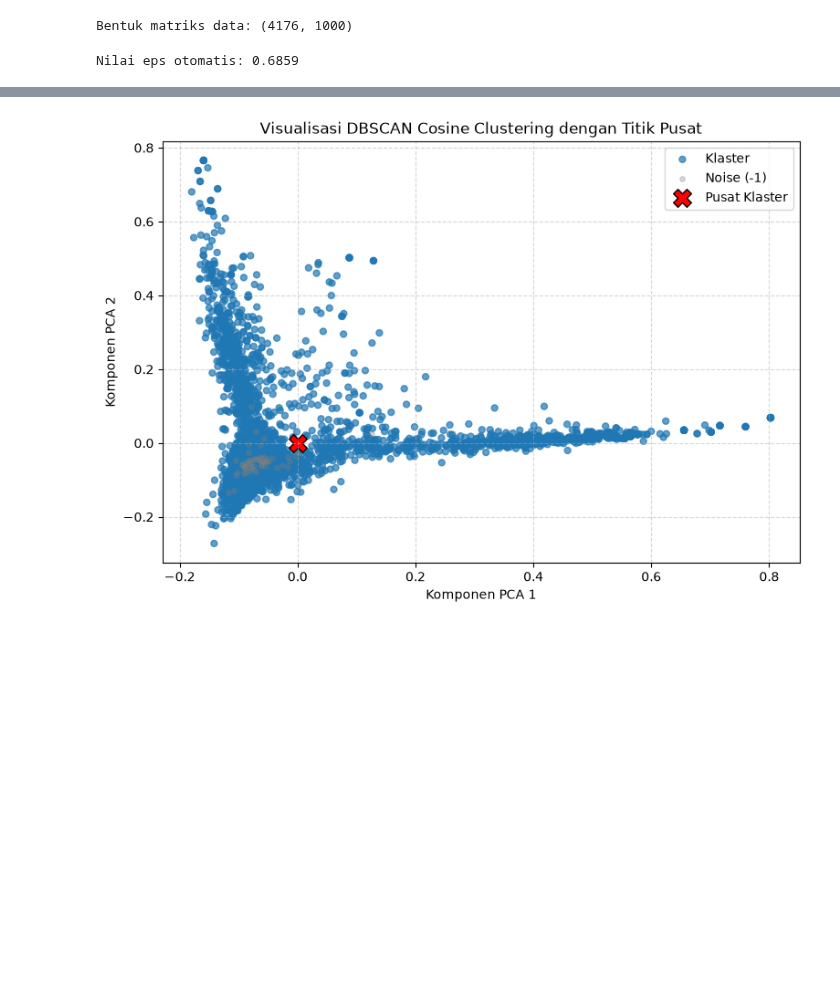
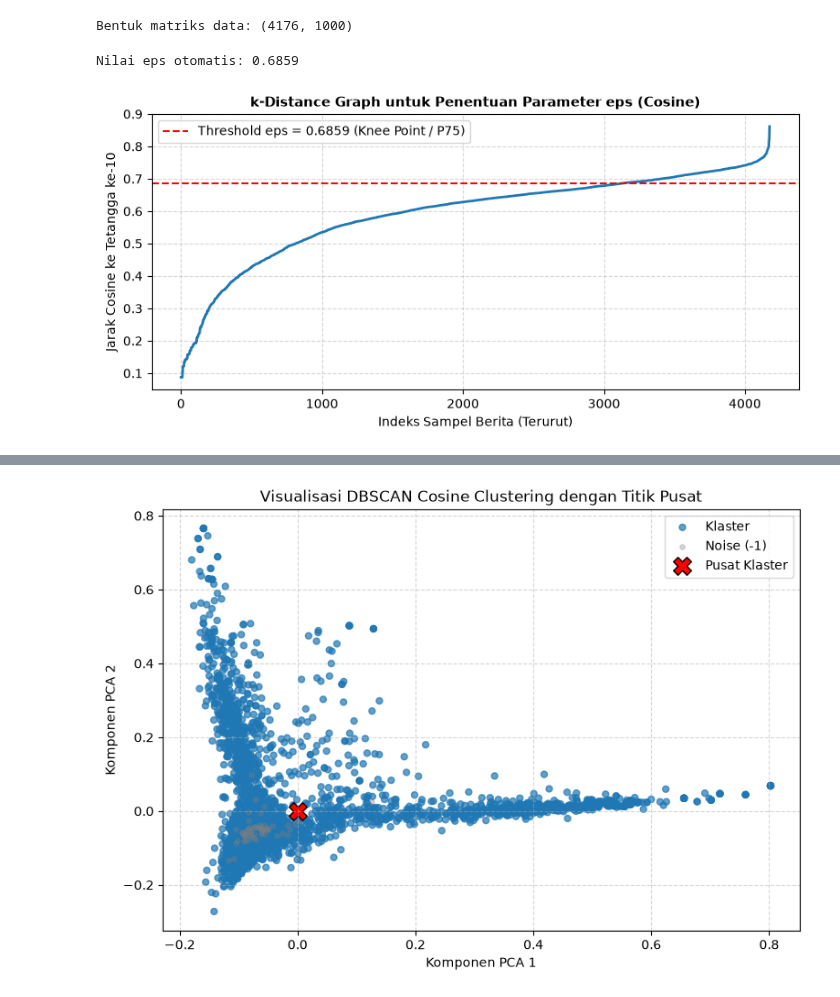
Before and after one commit to M-Aqilaz/HoaxCheckML, a Jupyter notebook: Study_Case/DBScan_Cosine.ipynb, the cells around one changed output, grey strips where cells are left out. Drawn from its saved outputs; the diff is of its cells as text; code cells hidden in the pictures; blank space fills up the shorter version.

```diff
--- a/Study_Case/DBScan_Cosine.ipynb
+++ b/Study_Case/DBScan_Cosine.ipynb
@@ -36,13 +36,26 @@ Bentuk matriks data: (4176, 1000)
 # %%
 nn = NearestNeighbors(n_neighbors=10, metric='cosine')
 nn.fit(X)
 distances, _ = nn.kneighbors(X)
 
 k_distances = np.sort(distances[:, -1])
 eps_otomatis = float(np.percentile(k_distances, 75))
 print(f'Nilai eps otomatis: {eps_otomatis:.4f}')
+
+# Visualisasi k-Distance Graph (Kurva Pembuktian Parameter eps Cosine)
+plt.figure(figsize=(8, 4))
+plt.plot(range(len(k_distances)), k_distances, color='#1f77b4', linewidth=2)
+plt.axhline(y=eps_otomatis, color='red', linestyle='--', label=f'Threshold eps = {eps_otomatis:.4f} (Knee Point / P75)')
+plt.title('k-Distance Graph untuk Penentuan Parameter eps (Cosine)', fontsize=11, fontweight='bold')
+plt.xlabel('Indeks Sampel Berita (Terurut)')
+plt.ylabel('Jarak Cosine ke Tetangga ke-10')
+plt.grid(True, linestyle='--', alpha=0.5)
+plt.legend()
+plt.tight_layout()
+plt.show()
 # %% [output]
 Nilai eps otomatis: 0.6859
+[figure, added]
 # %%
 # Mulai pelacakan memori & waktu
 tracemalloc.start()
```
Also changed, not shown: parts of 1 cell of this notebook, 18 other files.
